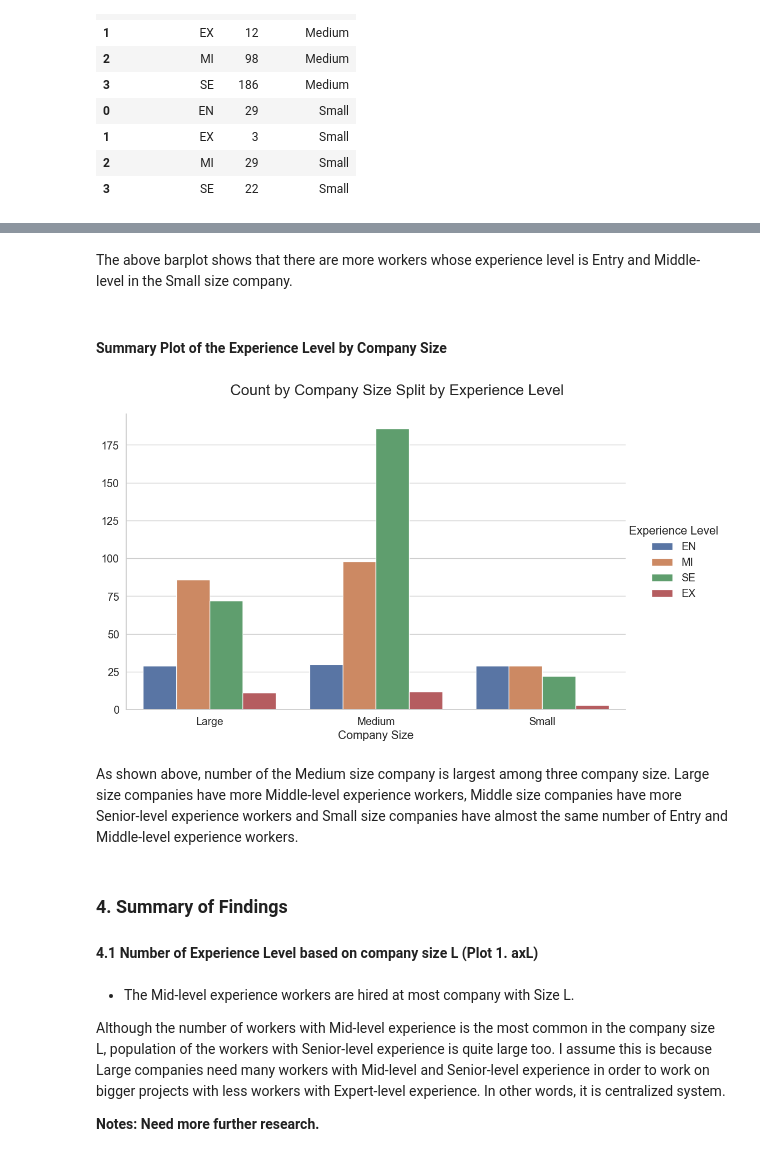
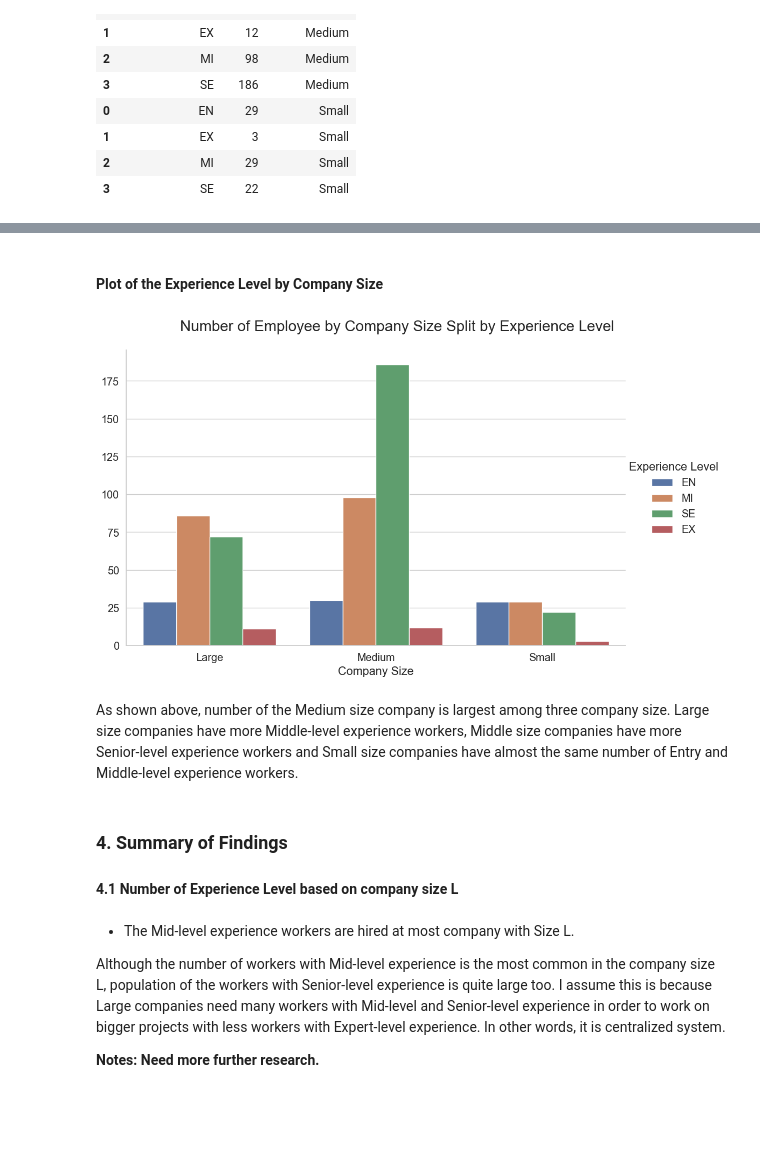
Before and after one commit to ubco-W2022T2-data301/project-group-group07, a Jupyter notebook: analysis/analysis1.ipynb, the cells around one changed output, grey strips where cells are left out. Cells and saved outputs as stored; diff of their text form; code cells hidden in the pictures; blank space fills up the shorter version.

```diff
--- a/analysis/analysis1.ipynb
+++ b/analysis/analysis1.ipynb
@@ -236,25 +196,23 @@ plt.show()
-# %% [markdown]
-The above barplot shows that there are more workers whose experience level is Entry and Middle-level in the Small size company.
 # %% [markdown]
-#### Summary Plot of the Experience Level by Company Size
+#### Plot of the Experience Level by Company Size
 # %%
 axCountSummary = sns.catplot(data = dfCompanySize, kind = "bar",
                              x = "company_size", y = "count", hue = "experience_level",
                              hue_order = ["EN", "MI", "SE", "EX"], height = 7, aspect = 1.5
                              )
 axCountSummary.fig.subplots_adjust(top=.9)
-axCountSummary.fig.suptitle("Count by Company Size Split by Experience Level", size = 20)
+axCountSummary.fig.suptitle("Number of Employee by Company Size Split by Experience Level", size = 20)
 axCountSummary.legend.set_title("Experience Level")
 plt.xlabel("Company Size")
 plt.ylabel("")
 plt.show()
 # %% [output]
-[figure, old version]
+[figure, new version]
 # %% [markdown]
 As shown above, number of the Medium size company is largest among three company size. Large size companies have more Middle-level experience workers, Middle size companies have more Senior-level experience workers and Small size companies have almost the same number of Entry and Middle-level experience workers.
 # %% [markdown]
 ### 4. Summary of Findings
-#### 4.1 Number of Experience Level based on company size L (Plot 1. axL)
+#### 4.1 Number of Experience Level based on company size L
 # %% [markdown]
 - The Mid-level experience workers are hired at most company with Size L.
 
```
Also changed, not shown: parts of 36 cells of this notebook.
